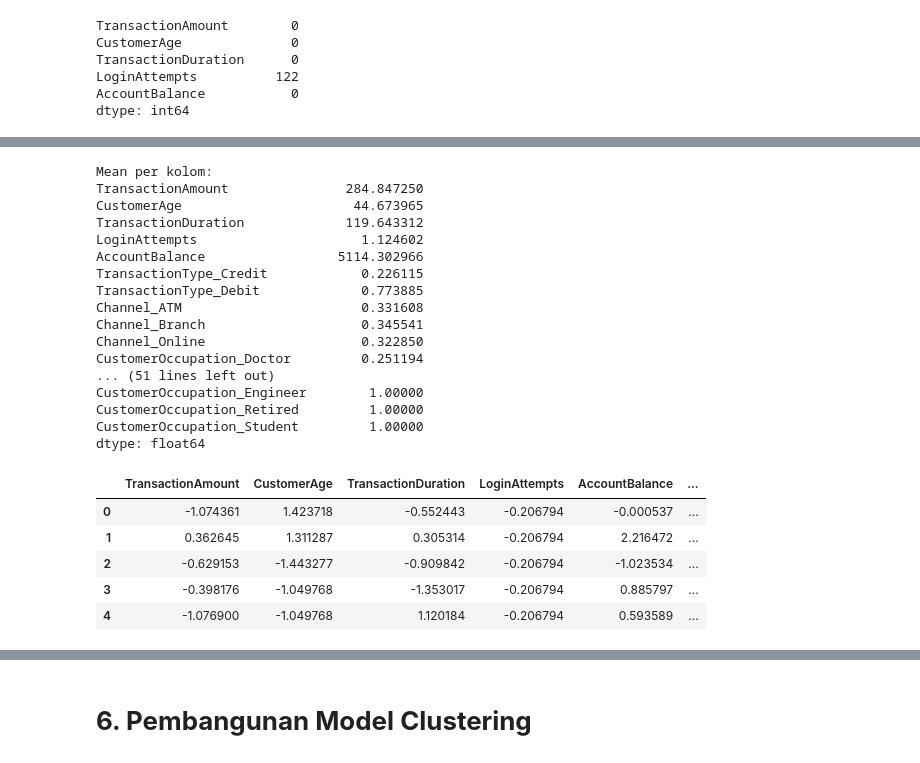
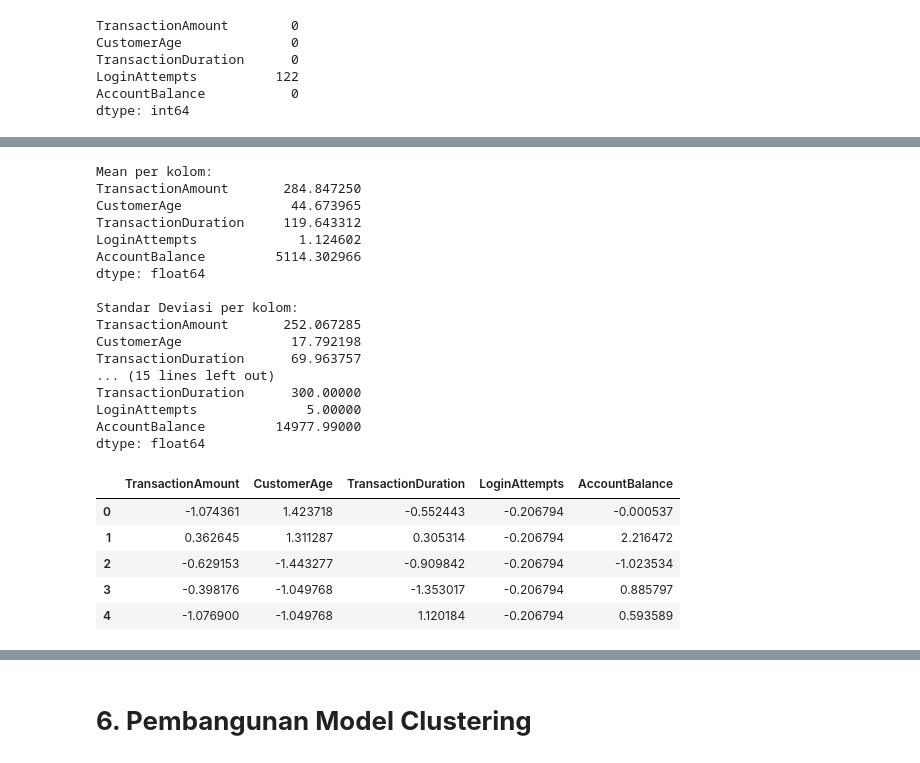
Before and after one commit to chantikaaa/submission_ml2, a Jupyter notebook: clustering.ipynb, the cells around one changed output, grey strips where cells are left out. Saved outputs shown, nothing was run; the diff lists cells and outputs as text; code cells hidden in the pictures.

```diff
--- a/clustering.ipynb
+++ b/clustering.ipynb
@@ -425,12 +445,3 @@ plt.tight_layout()
 plt.show()
 # %% [output]
 [figure]
-# %%
-# Encoding data kategorikal menggunakan One-Hot Encoding
-ohe = OneHotEncoder(handle_unknown='ignore', sparse_output=False)
-ohe_data = ohe.fit_transform(df_cleaned[categorical_cols])
-ohe_feature_names = ohe.get_feature_names_out(categorical_cols)
-df_ohe = pd.DataFrame(ohe_data, columns=ohe_feature_names, index=df_cleaned.index)
-# Gabungkan
-df_cleaned = pd.concat([df_cleaned.drop(columns=categorical_cols), df_ohe], axis=1)
-df_cleaned
@@ -536,50 +545,47 @@ dtype: int64
 # %%
-# Kolom numerik pada df_cleaned, termasuk yang sudah di encode
-df_numerical = df_cleaned.select_dtypes(include=['number'])
-
 # Hitung mean dan standar deviasi
 print("Mean per kolom:")
-print(df_numerical.mean())
+print(df_cleaned[numerical_cols].mean())
 print("\nStandar Deviasi per kolom:")
-print(df_numerical.std())
+print(df_cleaned[numerical_cols].std())
 
 # Hitung nilai minimum dan maksimum
 print("\nMinimum per kolom:")
-print(df_numerical.min())
+print(df_cleaned[numerical_cols].min())
 print("\nMaksimum per kolom:")
-print(df_numerical.max())
+print(df_cleaned[numerical_cols].max())
 # %% [output]
 Mean per kolom:
-TransactionAmount               284.847250
-CustomerAge                      44.673965
-TransactionDuration             119.643312
-LoginAttempts                     1.124602
-AccountBalance                 5114.302966
-TransactionType_Credit            0.226115
-TransactionType_Debit             0.773885
-Channel_ATM                       0.331608
-Channel_Branch                    0.345541
-Channel_Online                    0.322850
-CustomerOccupation_Doctor         0.251194
-... (51 lines left out)
-CustomerOccupation_Engineer        1.00000
-CustomerOccupation_Retired         1.00000
-CustomerOccupation_Student         1.00000
+TransactionAmount       284.847250
+CustomerAge              44.673965
+TransactionDuration     119.643312
+LoginAttempts             1.124602
+AccountBalance         5114.302966
 dtype: float64
+
+Standar Deviasi per kolom:
+TransactionAmount       252.067285
+CustomerAge              17.792198
+TransactionDuration      69.963757
+... (15 lines left out)
+TransactionDuration      300.00000
+LoginAttempts              5.00000
+AccountBalance         14977.99000
+dtype: float64
 # %%
 # Karena skala yang jauh antara kolom numerik, maka harus dilakukan standarisasi
 # Standarisasi fitur numerik berdasarkan Z-score scaling
 scaler = StandardScaler()
 # Transformasi fitur numerik
-df_scaled = scaler.fit_transform(df_numerical)
+df_scaled = scaler.fit_transform(df_cleaned[numerical_cols])
 
 # Ubah kembali ke DataFrame
-df_scaled = pd.DataFrame(df_scaled, columns=df_numerical.columns, index=df_numerical.index)
+df_scaled = pd.DataFrame(df_scaled, columns= numerical_cols, index= df_cleaned.index)
 df_scaled.head()
 # %% [output]
-|  | TransactionAmount | CustomerAge | TransactionDuration | LoginAttempts | AccountBalance | ... |
-| 0 | -1.074361 | 1.423718 | -0.552443 | -0.206794 | -0.000537 | ... |
-| 1 | 0.362645 | 1.311287 | 0.305314 | -0.206794 | 2.216472 | ... |
-| 2 | -0.629153 | -1.443277 | -0.909842 | -0.206794 | -1.023534 | ... |
-| 3 | -0.398176 | -1.049768 | -1.353017 | -0.206794 | 0.885797 | ... |
-| 4 | -1.076900 | -1.049768 | 1.120184 | -0.206794 | 0.593589 | ... |
+|  | TransactionAmount | CustomerAge | TransactionDuration | LoginAttempts | AccountBalance |
+| 0 | -1.074361 | 1.423718 | -0.552443 | -0.206794 | -0.000537 |
+| 1 | 0.362645 | 1.311287 | 0.305314 | -0.206794 | 2.216472 |
+| 2 | -0.629153 | -1.443277 | -0.909842 | -0.206794 | -1.023534 |
+| 3 | -0.398176 | -1.049768 | -1.353017 | -0.206794 | 0.885797 |
+| 4 | -1.076900 | -1.049768 | 1.120184 | -0.206794 | 0.593589 |
```
Also changed, not shown: parts of 30 cells of this notebook.
